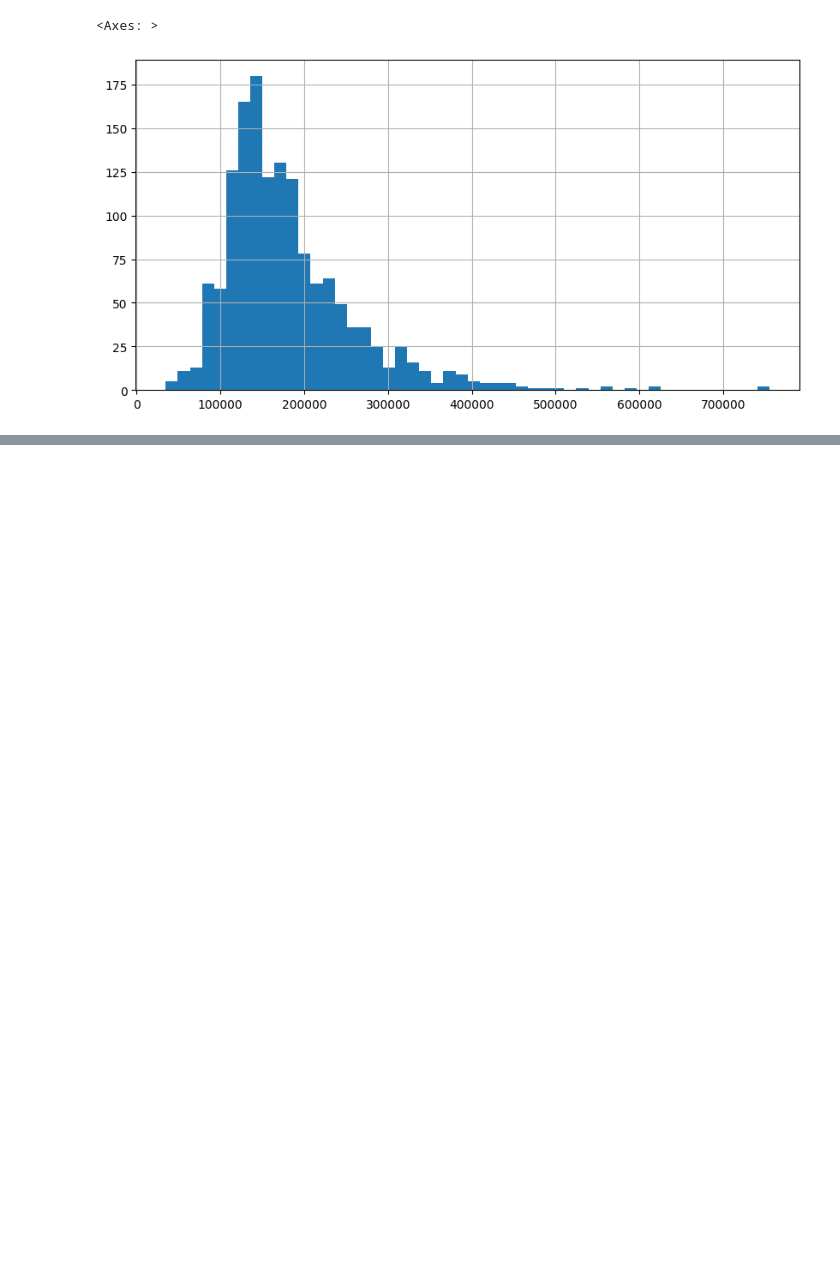
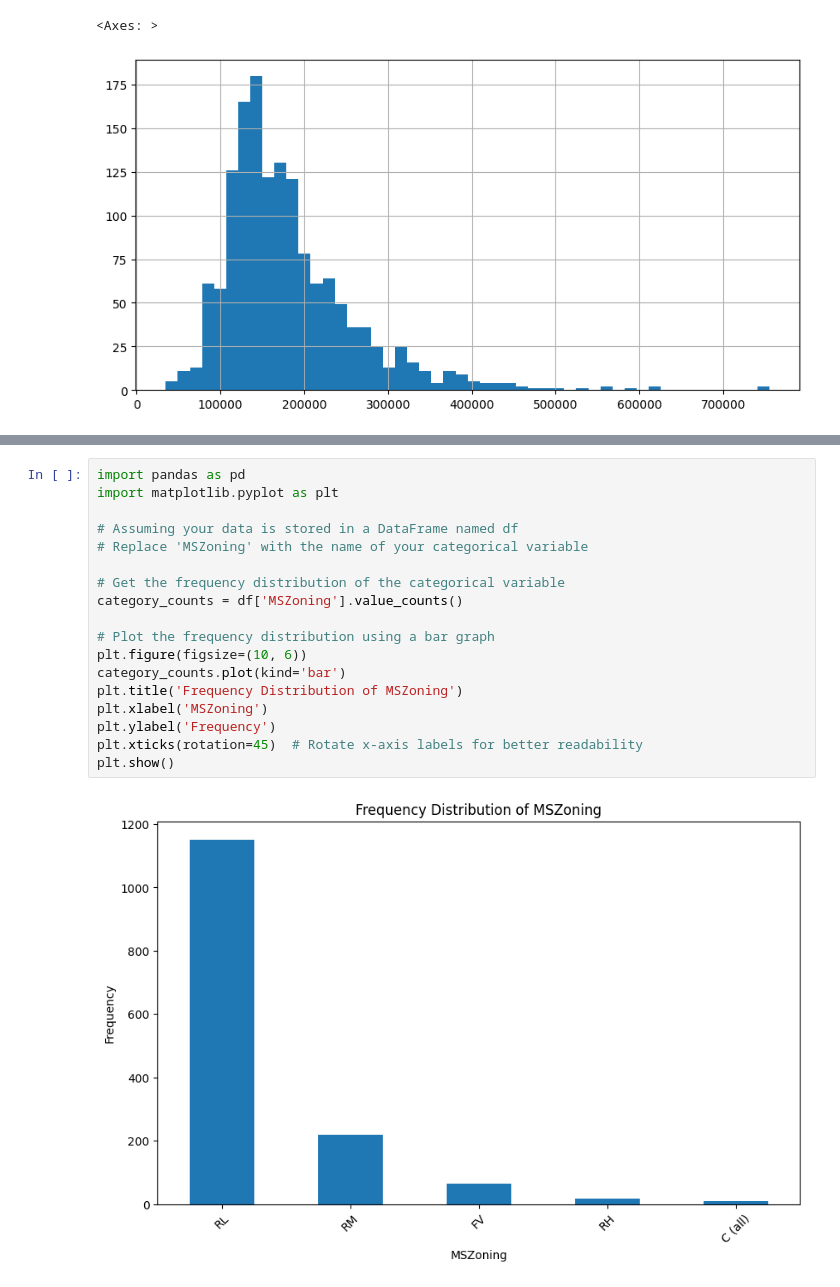
Before and after one commit to MrBinit/Advanced_california_housing_regression, a Jupyter notebook: housingpredication.ipynb, the cells around one changed output, grey strips where cells are left out. Drawn from its saved outputs; the diff is of its cells as text; blank space fills up the shorter version.

Commit message:
visualization

```diff
--- a/housingpredication.ipynb
+++ b/housingpredication.ipynb
@@ -66,0 +120,20 @@ df['SalePrice'].hist(figsize=(10, 5), bins=50)
+# %%
+import pandas as pd
+import matplotlib.pyplot as plt
+
+# Assuming your data is stored in a DataFrame named df
+# Replace 'MSZoning' with the name of your categorical variable
+
+# Get the frequency distribution of the categorical variable
+category_counts = df['MSZoning'].value_counts()
+
+# Plot the frequency distribution using a bar graph
+plt.figure(figsize=(10, 6))
+category_counts.plot(kind='bar')
+plt.title('Frequency Distribution of MSZoning')
+plt.xlabel('MSZoning')
+plt.ylabel('Frequency')
+plt.xticks(rotation=45)  # Rotate x-axis labels for better readability
+plt.show()
+# %% [output]
+[figure, added]
```
Also changed, not shown: parts of 11 cells of this notebook.
